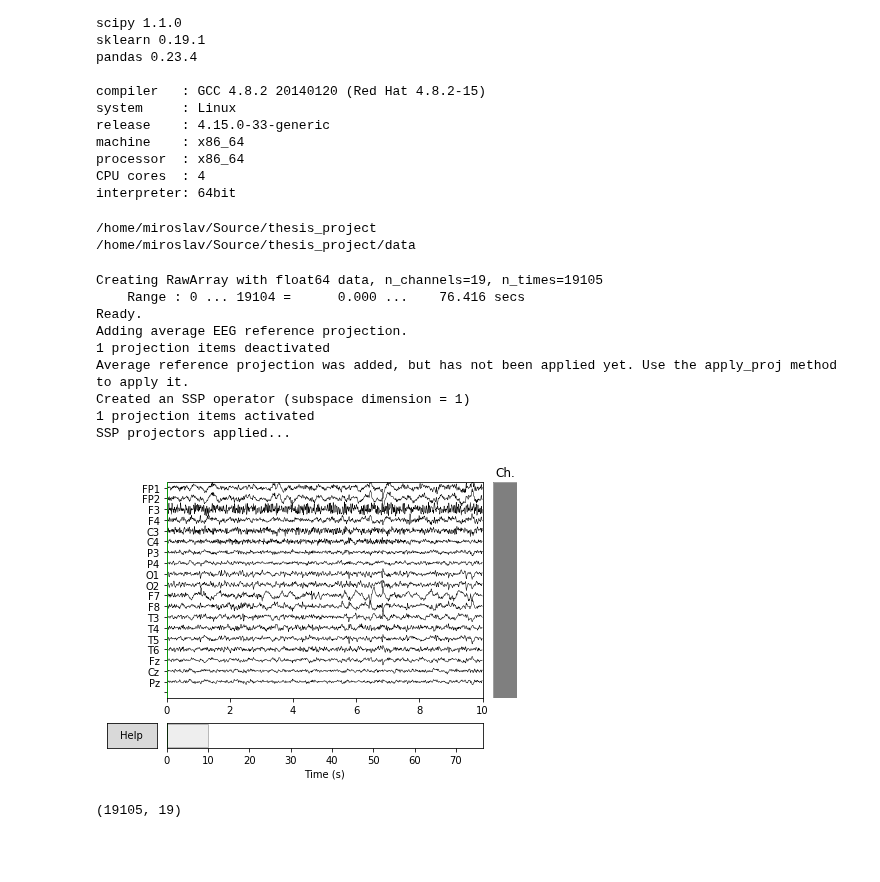
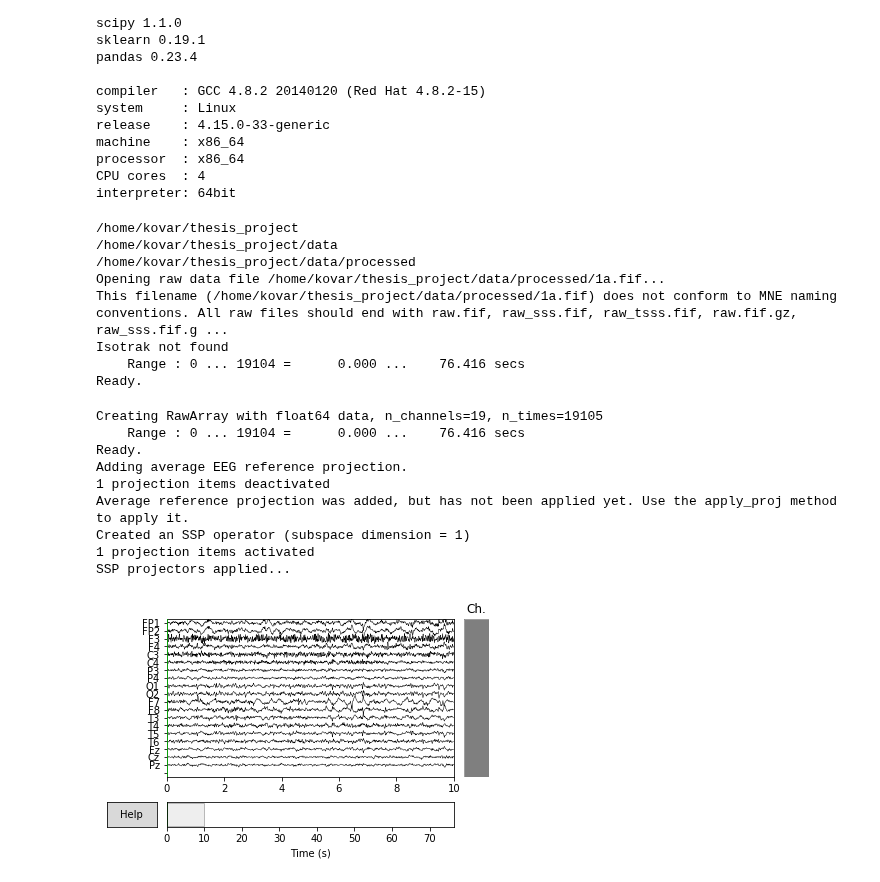
Before and after one commit to mirgee/thesis_project, a Jupyter notebook: notebooks/00-initial-exploration.ipynb, the cells around one changed output. Cells and saved outputs as stored; diff of their text form; code cells hidden in the pictures; blank space fills up the shorter version.

Commit message:
Some new figure generation

```diff
--- a/notebooks/00-initial-exploration.ipynb
+++ b/notebooks/00-initial-exploration.ipynb
@@ -19,21 +19,3 @@ machine    : x86_64
 processor  : x86_64
 CPU cores  : 4
 interpreter: 64bit
-# %%
-%matplotlib inline
-import pandas as pd
-import numpy as np
-import seaborn as sns
-import os
-
-
-PROJ_ROOT = os.path.abspath(os.path.join(os.pardir))
-DATA_ROOT = os.path.abspath(os.path.join(PROJ_ROOT, 'data'))
-print(PROJ_ROOT)
-print(DATA_ROOT)
-import sys
-sys.path.append(os.path.join(PROJ_ROOT, 'src'))
-from data.preprocess import read_raw_data, preprocess_data
-# %% [output]
-/home/miroslav/Source/thesis_project
-/home/miroslav/Source/thesis_project/data
@@ -42,31 +22,71 @@ import mne
+# %%
+%matplotlib inline
+import pandas as pd
+import numpy as np
+import seaborn as sns
+import matplotlib.pyplot as plt
+import os
+import nolds
+import data
+import mne
+
+PROJ_ROOT = os.path.abspath(os.path.join(os.pardir))
+DATA_ROOT = os.path.abspath(os.path.join(PROJ_ROOT, 'data'))
+PROCESSED_ROOT = os.path.abspath(os.path.join(DATA_ROOT, 'processed'))
+RAW_ROOT = os.path.abspath(os.path.join(DATA_ROOT, 'raw'))
+LABELED_ROOT = os.path.abspath(os.path.join(DATA_ROOT, 'labeled'))
+DURATIONS_ROOT = os.path.abspath(os.path.join(DATA_ROOT, 'durations'))
+print(PROJ_ROOT)
+print(DATA_ROOT)
+print(PROCESSED_ROOT)
+import sys
+sys.path.append(os.path.join(PROJ_ROOT, 'src'))
+CHANNEL_NAMES = ('FP1', 'FP2', 'F3', 'F4', 'C3', 'C4', 'P3', 'P4', 'O1', 'O2',
+                 'F7', 'F8', 'T3', 'T4', 'T5', 'T6', 'Fz', 'Cz', 'Pz')
+META_COLUMN_NAMES = ['freq', 'RESP_4W', 'RESP_FIN', 'REMISE_FIN', 'AGE', 'SEX', 'M_1',
+       'M_4', 'M_F', 'délka léčby', 'lék 1', 'lék 2', 'lék 3', 'lék 4']
+META_FILE_NAME = 'DEP-POOL_Final_144.xlsx'
+meta_df = pd.read_excel(os.path.join(RAW_ROOT, META_FILE_NAME), index_col='ID', names=META_COLUMN_NAMES)
+
+raw_fif = mne.io.read_raw_fif(os.path.join(PROCESSED_ROOT, '1a.fif'))
+t = pd.DataFrame(raw_fif.get_data())
+data = pd.DataFrame(np.transpose(t.values), columns=CHANNEL_NAMES)
+data = np.transpose(data.values)
+metapkl = pd.read_pickle(os.path.join(LABELED_ROOT, 'processed', 'meta', 'meta.pkl'))
+# %% [output]
+/home/kovar/thesis_project
+/home/kovar/thesis_project/data
+/home/kovar/thesis_project/data/processed
+Opening raw data file /home/kovar/thesis_project/data/processed/1a.fif...
+This filename (/home/kovar/thesis_project/data/processed/1a.fif) does not conform to MNE naming conventions. All raw files should end with raw.fif, raw_sss.fif, raw_tsss.fif, raw.fif.gz, raw_sss.fif.g ...
+Isotrak not found
+    Range : 0 ... 19104 =      0.000 ...    76.416 secs
+Ready.
 # %%
+import mne
 names = ['FP1', 'FP2', 'F3', 'F4', 'C3', 'C4', 'P3', 'P4', 'O1', 'O2',
          'F7', 'F8', 'T3', 'T4', 'T5', 'T6', 'Fz', 'Cz', 'Pz']
 
 raw_root = os.path.abspath(os.path.join(DATA_ROOT, 'raw'))
 filename = '1a.tdt'
 df = pd.read_table(os.path.join(raw_root, filename), sep='\t', names=names, skiprows=[0])
 
 info = mne.create_info(ch_names=names, sfreq=250, ch_types='eeg')
 data = mne.io.RawArray(np.transpose(df.values), info)
 
 data.set_eeg_reference('average', projection=True)  # set EEG average reference
 data.apply_proj()
-fig = data.plot(block=True, lowpass=40, scalings='auto')
-fig.set_size_inches(18.5, 10.5, forward=True)
+fig = data.plot(block=True, lowpass=40, scalings='auto', show_options=False)
+# fig.set_size_inches(1, forward=True)
 fig.show()
 # %% [output]
 Creating RawArray with float64 data, n_channels=19, n_times=19105
     Range : 0 ... 19104 =      0.000 ...    76.416 secs
 Ready.
 Adding average EEG reference projection.
 1 projection items deactivated
 Average reference projection was added, but has not been applied yet. Use the apply_proj method to apply it.
 Created an SSP operator (subspace dimension = 1)
 1 projection items activated
 SSP projectors applied...
-[figure, old version]
+[figure, new version]
-# %%
-df.shape
-# %% [output]
-(19105, 19)
```
Also changed, not shown: parts of 9 cells of this notebook.
